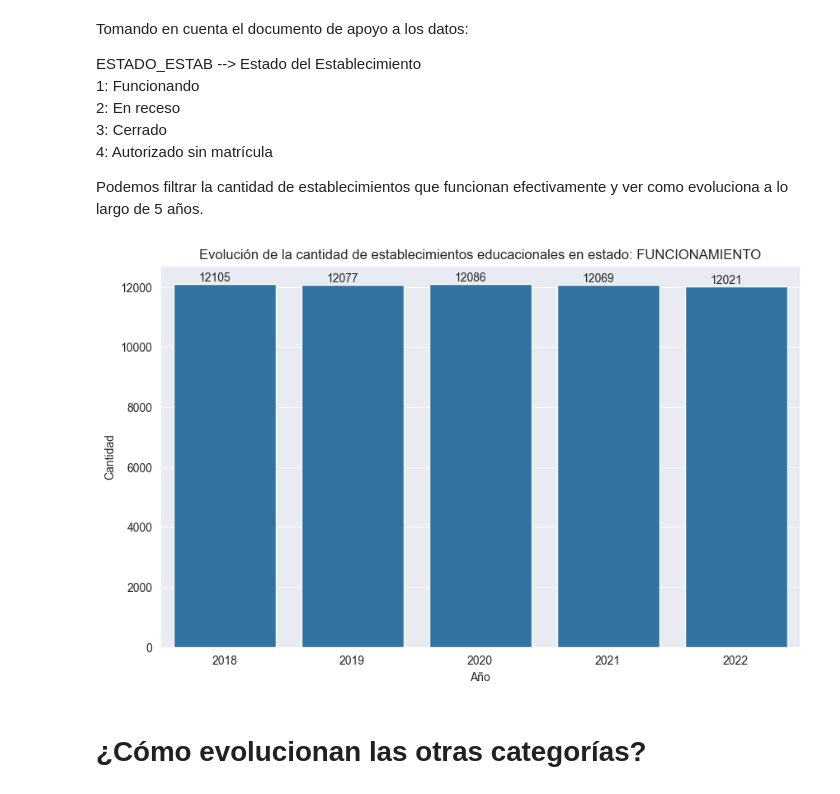
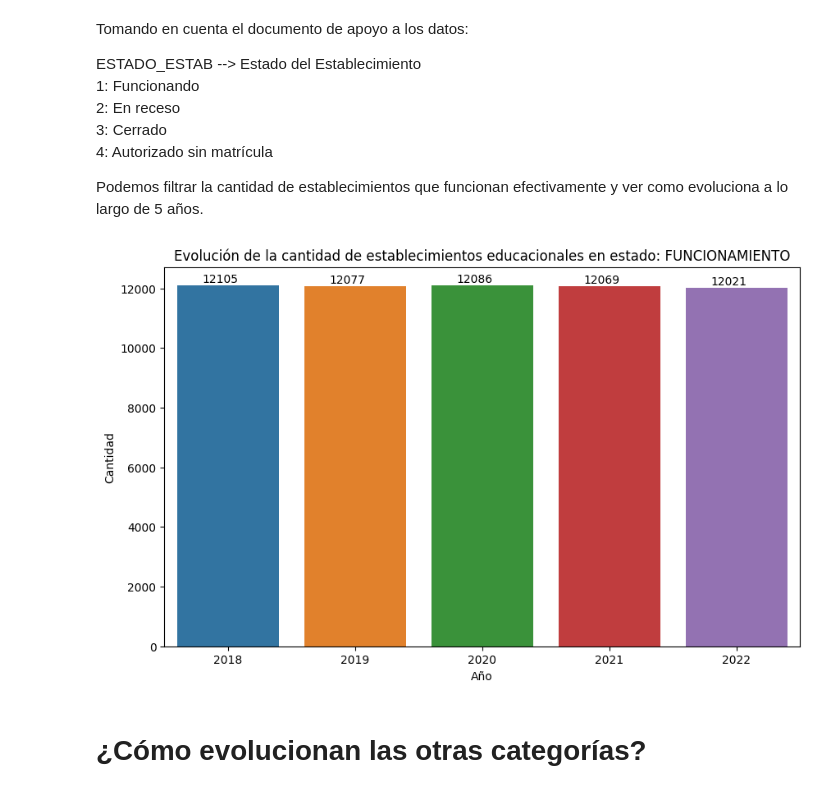
Before and after one commit to gonzakayunawel/datos_abiertos_mineduc, a Jupyter notebook: evolucion_data_EE.ipynb, the cells around one changed output. Drawn from its saved outputs; the diff is of its cells as text; code cells hidden in the pictures.

```diff
--- a/evolucion_data_EE.ipynb
+++ b/evolucion_data_EE.ipynb
@@ -42,15 +42,14 @@ years = [year for year in range(2018, 2023)]
 data_dict = {"Año":years,"Cantidad":qty_educacional_institutions_by_year}
 df_edu_inst_by_year = pd.DataFrame(data_dict)
 # %%
-sns.set_style("darkgrid")
 plt.figure(figsize=(10,6))
 sns.barplot(df_edu_inst_by_year, x="Año", y="Cantidad")
 for v, i in enumerate(df_edu_inst_by_year["Cantidad"]):
     plt.text(v-0.2, i+100, s=str(i) )
     plt.title("Evolución de la cantidad de establecimientos educacionales en estado: FUNCIONAMIENTO")
 plt.show()
 # %% [output]
-[figure, old version]
+[figure, new version]
 # %% [markdown]
 # ¿Cómo evolucionan las otras categorías?
 # %% [markdown]
```
Also changed, not shown: parts of 3 cells of this notebook, 1 other file.
